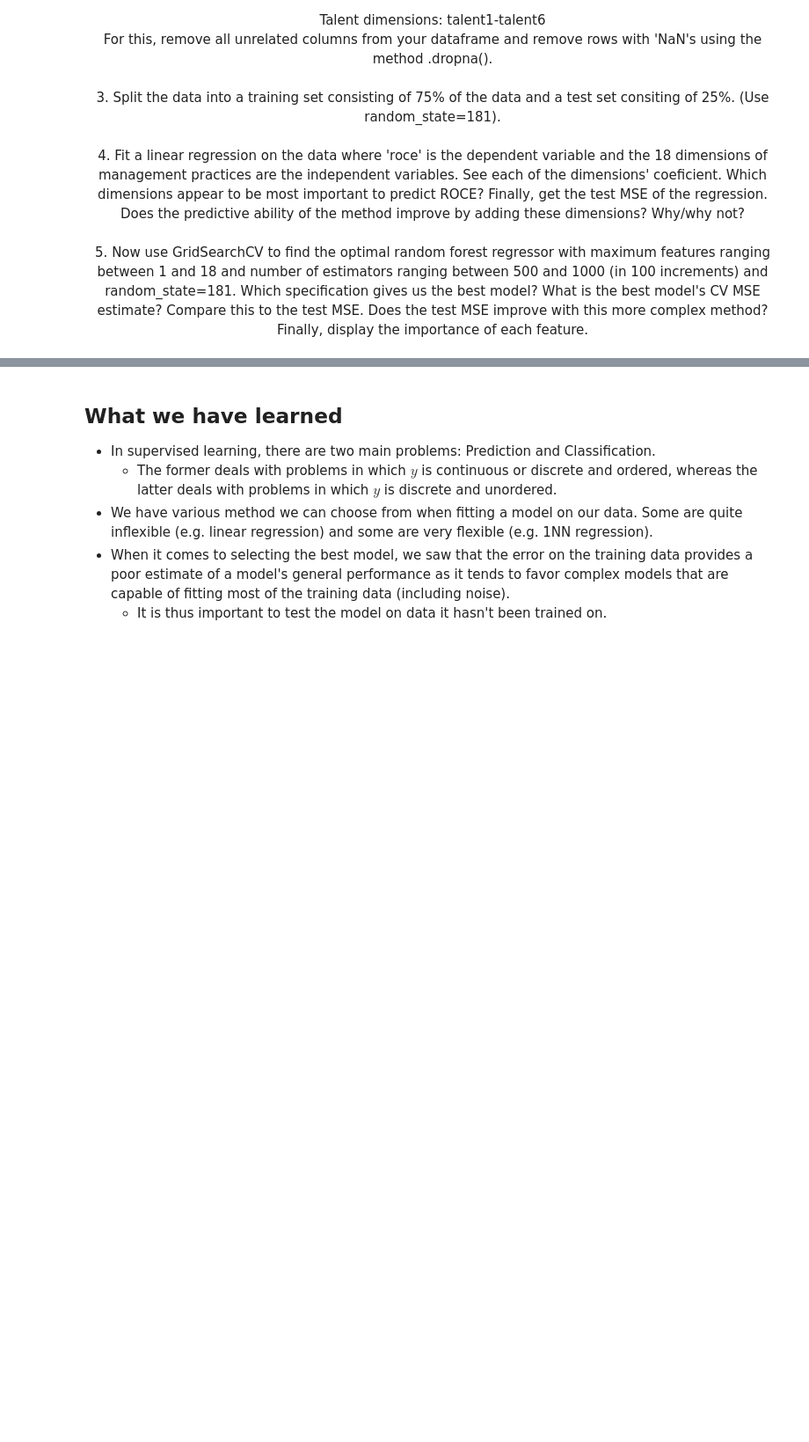
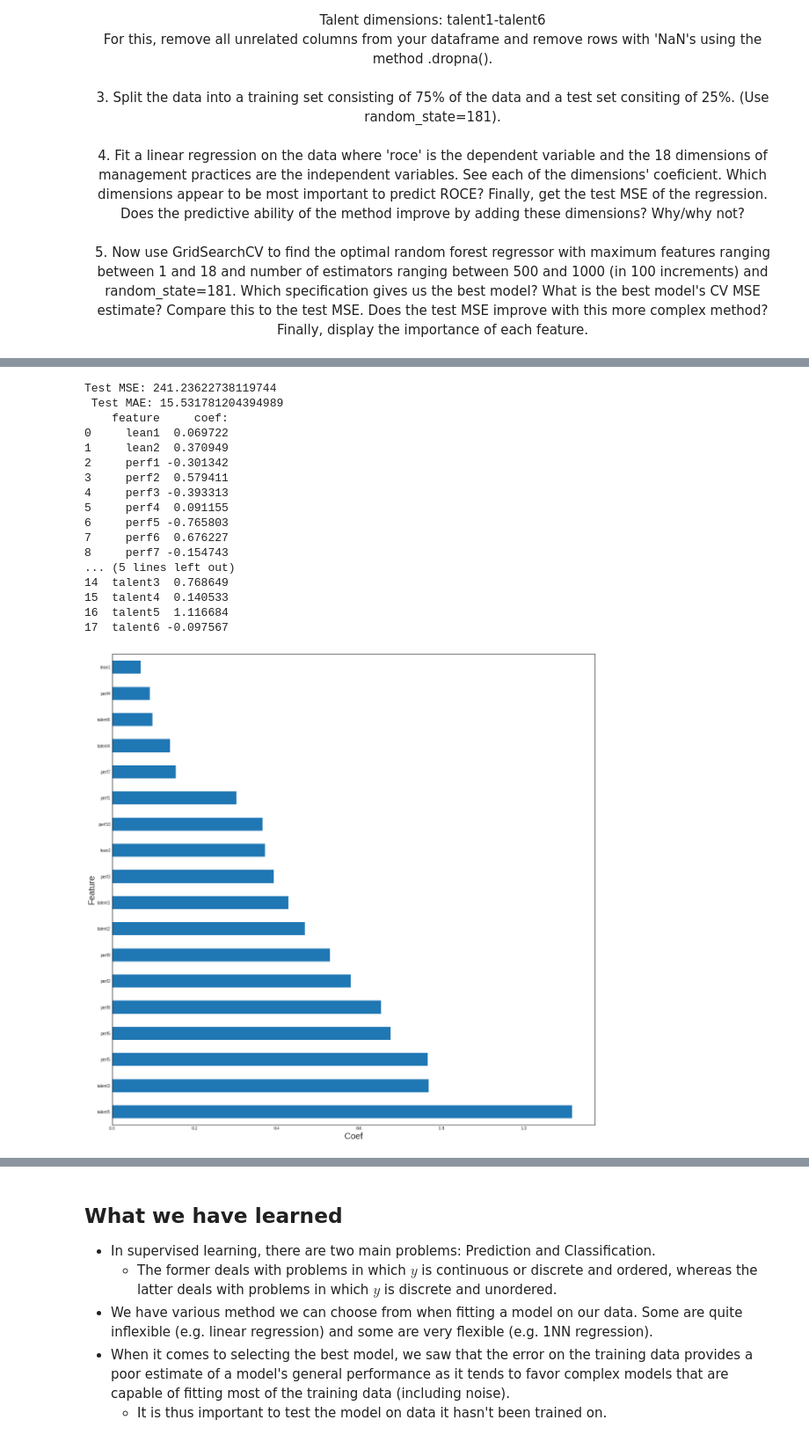
Before and after one commit to armoutihansen/EEMP2019, a Jupyter notebook: content/part-5/sl2.ipynb, the cells around one changed output, grey strips where cells are left out. Shown at 88% size. Saved outputs shown, nothing was run; the diff lists cells and outputs as text; code cells hidden in the pictures; blank space fills up the shorter version.

```diff
--- a/content/part-5/sl2.ipynb
+++ b/content/part-5/sl2.ipynb
@@ -1716,0 +1725,13 @@ For this, remove all unrelated columns from your dataframe and remove rows with
+# %%
+# Solution 2
+cols = ['roce','lean1','lean2','perf1','perf2','perf3','perf4',
+        'perf5','perf6','perf7','perf8','perf9','perf10','talent1','talent2',
+        'talent3','talent4','talent5','talent6']
+
+df = data[cols]
+
+print(df.info())
+
+df = df.dropna()
+
+print(df.info())
@@ -1716,0 +1756,45 @@ For this, remove all unrelated columns from your dataframe and remove rows with
+# %%
+# Solution 3
+cols.remove('roce')
+
+from sklearn.model_selection import train_test_split
+
+train_X, test_X, train_y, test_y = train_test_split(df[cols], df['roce'], train_size=0.75, random_state=181)
+# %%
+# Solution 4
+from sklearn.linear_model import LinearRegression
+
+reg = LinearRegression().fit(train_X,train_y)
+
+y_pred = reg.predict(test_X)
+
+from sklearn.metrics import mean_squared_error as MSE
+
+print('Test MSE:', MSE(test_y,y_pred), '\n Test MAE:',  np.sqrt(MSE(test_y,y_pred)))
+
+print(pd.DataFrame({'feature': train_X.columns, 'coef:': reg.coef_}))
+
+plt.figure(figsize=(20,20))
+(pd.Series(np.abs(reg.coef_), index=train_X.columns).nlargest(18).plot(kind='barh'))
+plt.xlabel('Coef')
+plt.ylabel('Feature')
+plt.show;
+# %% [output]
+Test MSE: 241.23622738119744
+ Test MAE: 15.531781204394989
+    feature     coef:
+0     lean1  0.069722
+1     lean2  0.370949
+2     perf1 -0.301342
+3     perf2  0.579411
+4     perf3 -0.393313
+5     perf4  0.091155
+6     perf5 -0.765803
+7     perf6  0.676227
+8     perf7 -0.154743
+... (5 lines left out)
+14  talent3  0.768649
+15  talent4  0.140533
+16  talent5  1.116684
+17  talent6 -0.097567
+[figure, added]
```
Also changed, not shown: parts of 3 cells of this notebook.
